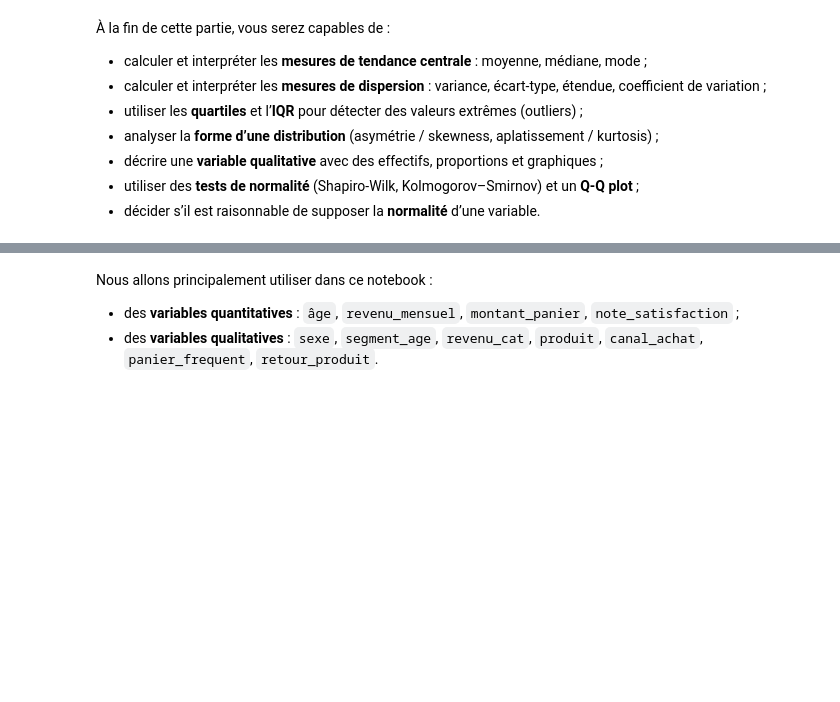
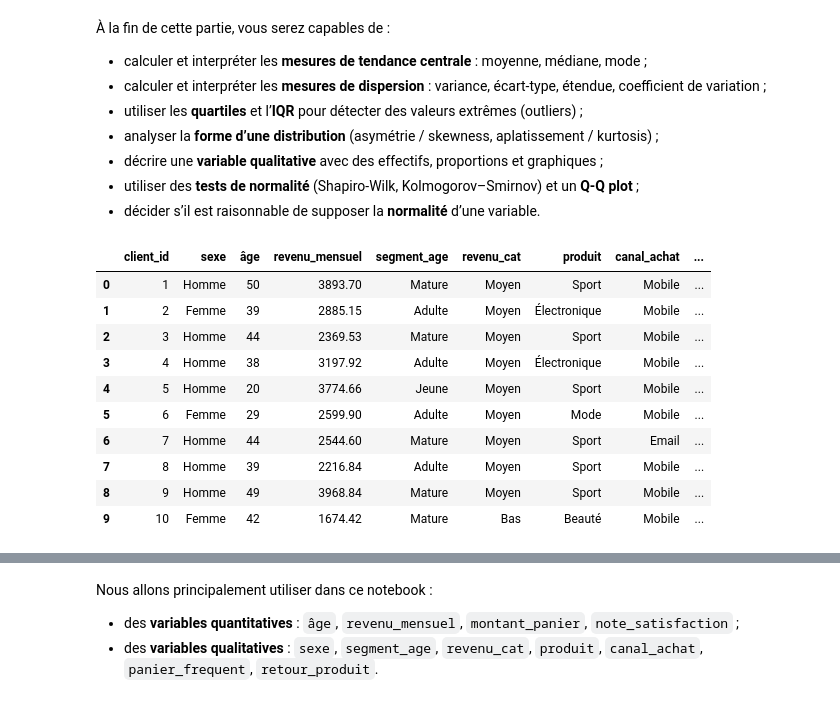
Before and after one commit to natachanj/Bootcamp-Acc-l-rateur-IA-Cohorte-1, a Jupyter notebook: Semaine2/Session1/01_partie1_statistique_univariee.ipynb, the cells around one changed output, grey strips where cells are left out. Saved outputs shown, nothing was run; the diff lists cells and outputs as text; code cells hidden in the pictures; blank space fills up the shorter version.

```diff
--- a/Semaine2/Session1/01_partie1_statistique_univariee.ipynb
+++ b/Semaine2/Session1/01_partie1_statistique_univariee.ipynb
@@ -34,7 +34,19 @@ pd.set_option("display.max_columns", None)
 # %%
 
 #  Chargement du jeu de données e-commerce
 # Assurez-vous que le fichier `ecommerce_dataset.csv` se trouve dans le même dossier que ce notebook.
 
 df = pd.read_csv("ecommerce_dataset.csv")
-df.head()
+df.head(10)
+# %% [output]
+|  | client_id | sexe | âge | revenu_mensuel | segment_age | revenu_cat | produit | canal_achat | ... |
+| 0 | 1 | Homme | 50 | 3893.70 | Mature | Moyen | Sport | Mobile | ... |
+| 1 | 2 | Femme | 39 | 2885.15 | Adulte | Moyen | Électronique | Mobile | ... |
+| 2 | 3 | Homme | 44 | 2369.53 | Mature | Moyen | Sport | Mobile | ... |
+| 3 | 4 | Homme | 38 | 3197.92 | Adulte | Moyen | Électronique | Mobile | ... |
+| 4 | 5 | Homme | 20 | 3774.66 | Jeune | Moyen | Sport | Mobile | ... |
+| 5 | 6 | Femme | 29 | 2599.90 | Adulte | Moyen | Mode | Mobile | ... |
+| 6 | 7 | Homme | 44 | 2544.60 | Mature | Moyen | Sport | Email | ... |
+| 7 | 8 | Homme | 39 | 2216.84 | Adulte | Moyen | Sport | Mobile | ... |
+| 8 | 9 | Homme | 49 | 3968.84 | Mature | Moyen | Sport | Mobile | ... |
+| 9 | 10 | Femme | 42 | 1674.42 | Mature | Bas | Beauté | Mobile | ... |
```
Also changed, not shown: parts of 22 cells of this notebook, 6 other files.
